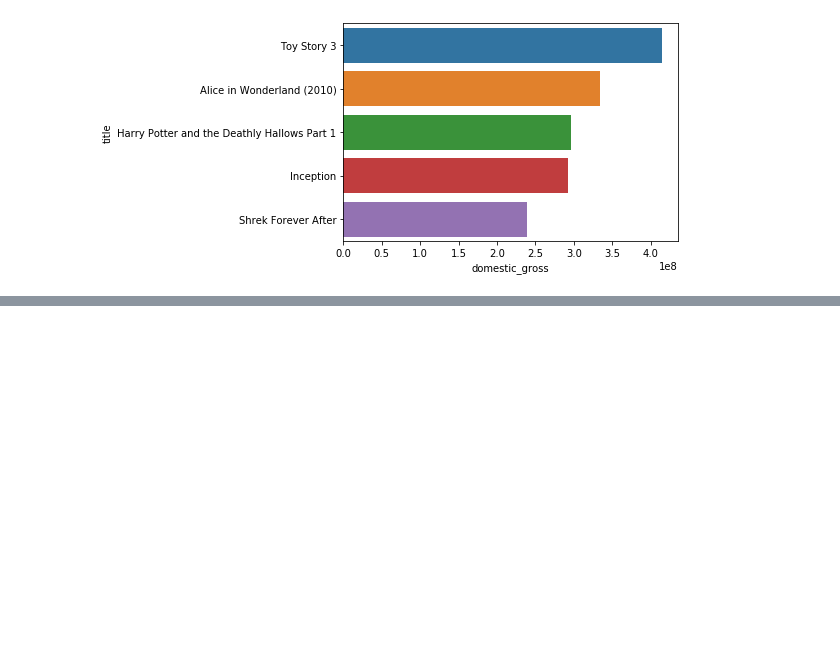
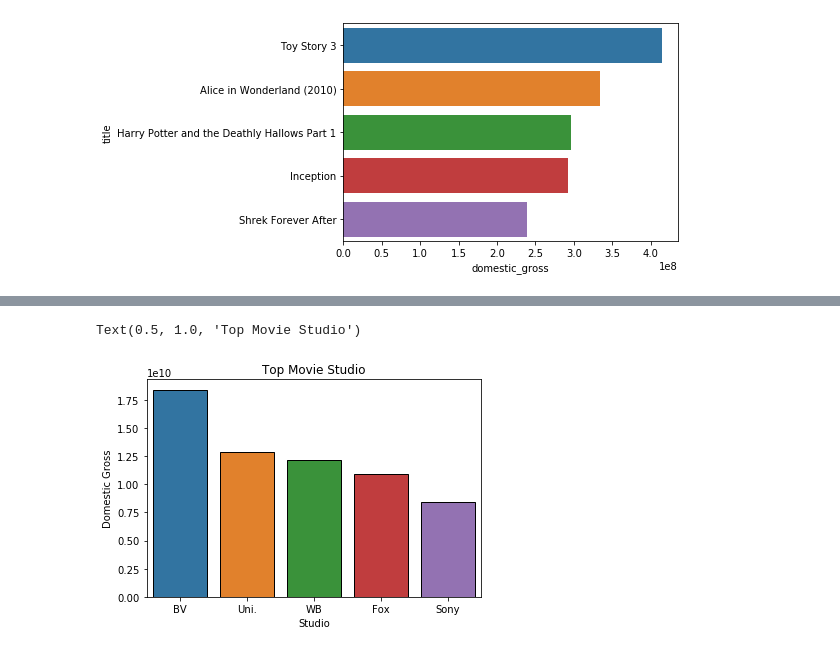
Before and after one commit to Aper012/Phase-1-project, a Jupyter notebook: Question 1.ipynb, the cells around one changed output, grey strips where cells are left out. Drawn from its saved outputs; the diff is of its cells as text; code cells hidden in the pictures; blank space fills up the shorter version.

```diff
--- a/Question 1.ipynb
+++ b/Question 1.ipynb
@@ -174,0 +195,10 @@ sns.barplot(x = 'domestic_gross', y = 'studio', data = top_studio[0:5])
+# %%
+
+sns.barplot(x = 'studio', y = 'domestic_gross',data= top_studio.head(), edgecolor = 'black')
+
+plt.xlabel('Studio')
+plt.ylabel('Domestic Gross')
+plt.title('Top Movie Studio')
+# %% [output]
+Text(0.5, 1.0, 'Top Movie Studio')
+[figure, added]
```
Also changed, not shown: parts of 4 cells of this notebook, 10 other files.
